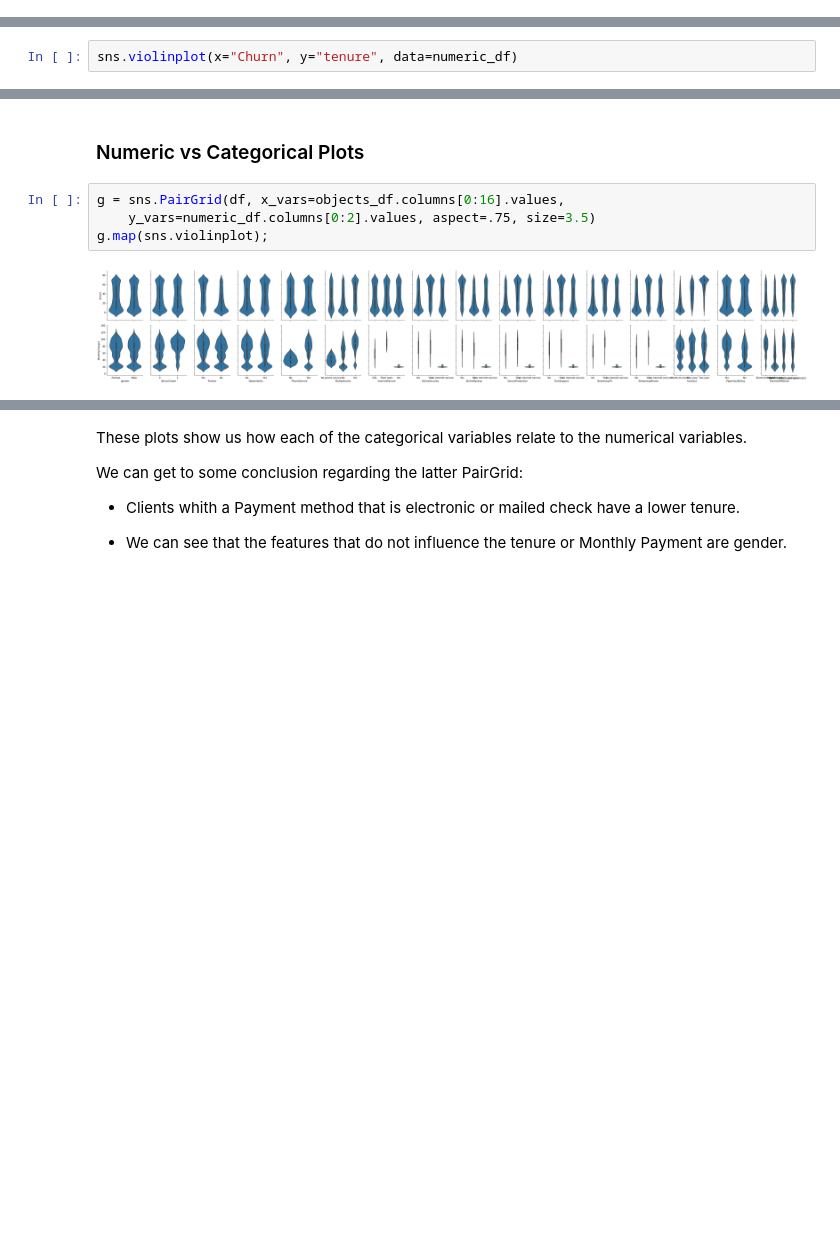
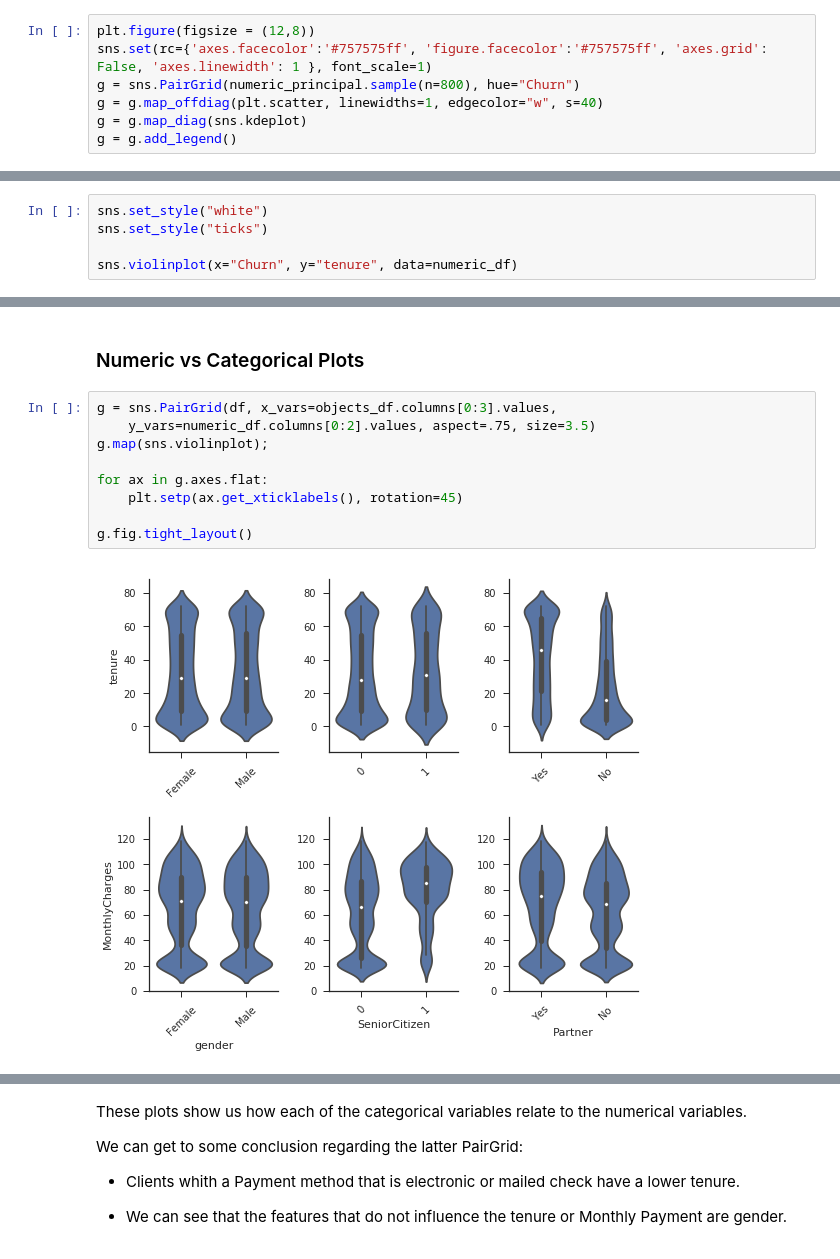
Before and after one commit to verakai/Thinkful, a Jupyter notebook: Mid term capstone Final.ipynb, the cells around one changed output, grey strips where cells are left out. Drawn from its saved outputs; the diff is of its cells as text; blank space fills up the shorter version.

```diff
--- a/Mid term capstone Final.ipynb
+++ b/Mid term capstone Final.ipynb
@@ -221,0 +235,7 @@ g = g.add_legend()
+# %%
+plt.figure(figsize = (12,8))
+sns.set(rc={'axes.facecolor':'#757575ff', 'figure.facecolor':'#757575ff', 'axes.grid': False, 'axes.linewidth': 1 }, font_scale=1)
+g = sns.PairGrid(numeric_principal.sample(n=800), hue="Churn")
+g = g.map_offdiag(plt.scatter, linewidths=1, edgecolor="w", s=40)
+g = g.map_diag(sns.kdeplot)
+g = g.add_legend()
@@ -223,6 +246,9 @@ g = g.add_legend()
 - Tenure and Monthly Charges look like good features that can help us in our prediction.
 - W will use the violin plot to decide the bins that we will be using.
 # %%
+sns.set_style("white")
+sns.set_style("ticks")
+
 sns.violinplot(x="Churn", y="tenure", data=numeric_df)
 # %% [output]
 <matplotlib.axes._subplots.AxesSubplot at 0x...>
@@ -262,8 +288,13 @@ bins = pd.DataFrame([tenure_bins, MonthlyCharges_bins, TotalCharges_bins]).T
 # %% [markdown]
 ### Numeric vs Categorical Plots
 # %%
-g = sns.PairGrid(df, x_vars=objects_df.columns[0:16].values,
+g = sns.PairGrid(df, x_vars=objects_df.columns[0:3].values,
     y_vars=numeric_df.columns[0:2].values, aspect=.75, size=3.5)
 g.map(sns.violinplot);
+
+for ax in g.axes.flat:
+    plt.setp(ax.get_xticklabels(), rotation=45)
+
+g.fig.tight_layout()
 # %% [output]
-[figure, old version]
+[figure, new version]
```
Also changed, not shown: parts of 73 cells of this notebook.
